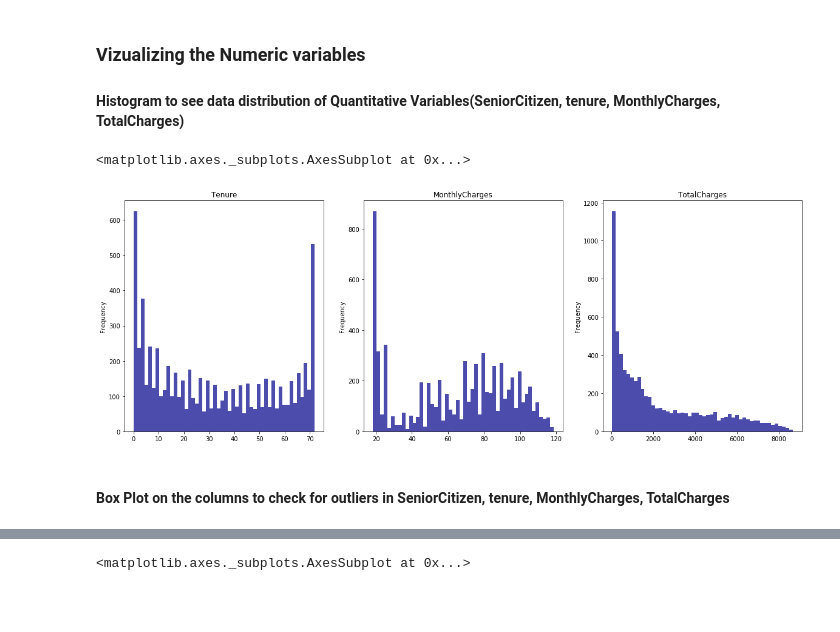
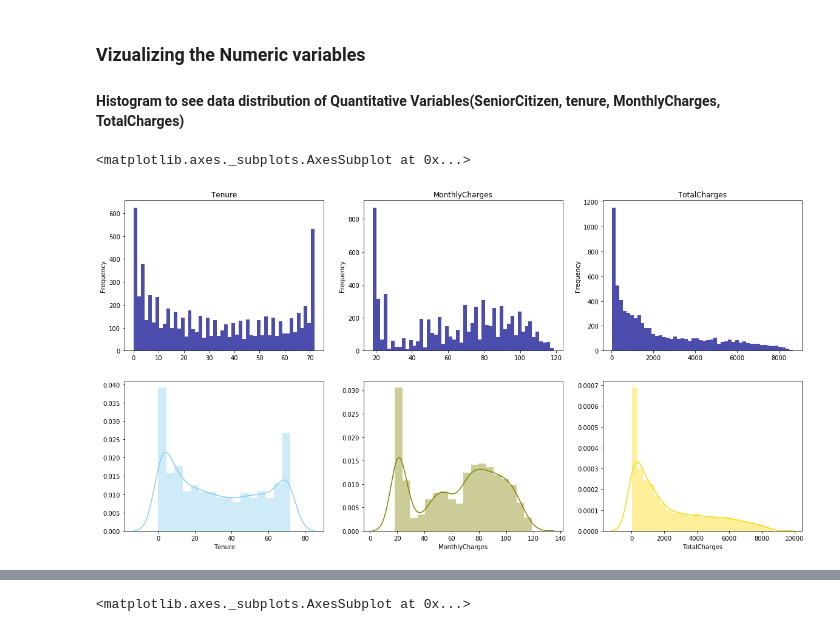
Before and after one commit to jbanerje/Data-Science-and-Machine-Learning, a Jupyter notebook: IPythonNotebook_Learning Projects/Telco Customer Churn.ipynb, the cells around one changed output, grey strips where cells are left out. Saved outputs shown, nothing was run; the diff lists cells and outputs as text; code cells hidden in the pictures; blank space fills up the shorter version.

```diff
--- a/IPythonNotebook_Learning Projects/Telco Customer Churn.ipynb
+++ b/IPythonNotebook_Learning Projects/Telco Customer Churn.ipynb
@@ -331,12 +333,16 @@ sns.countplot(datset_churn_copy['Churn'], palette="Set1", ax=axes[3, 3])
 ### Vizualizing the Numeric variables
 #### Histogram to see data distribution of Quantitative Variables(SeniorCitizen, tenure, MonthlyCharges, TotalCharges)
 # %%
-f, axes = plt.subplots(1, 3, figsize=(20,7))
-datset_churn["Tenure"].plot.hist(color='DarkBlue', alpha=0.7, bins=50, title='Tenure',ax=axes[0])
-datset_churn["MonthlyCharges"].plot.hist(color='DarkBlue', alpha=0.7, bins=50, title='MonthlyCharges',ax=axes[1])
-datset_churn["TotalCharges"].plot.hist(color='DarkBlue', alpha=0.7, bins=50, title='TotalCharges',ax=axes[2])
+f, axes = plt.subplots(2, 3, figsize=(20,10))
+#Charting the histogram
+datset_churn["Tenure"].plot.hist(color='DarkBlue', alpha=0.7, bins=50, title='Tenure',ax=axes[0, 0])
+datset_churn["MonthlyCharges"].plot.hist(color='DarkBlue', alpha=0.7, bins=50, title='MonthlyCharges',ax=axes[0, 1])
+datset_churn["TotalCharges"].plot.hist(color='DarkBlue', alpha=0.7, bins=50, title='TotalCharges',ax=axes[0, 2])
+
+#Charting the density plot
+sns.distplot( datset_churn["Tenure"] , kde=True, rug=False, color="skyblue", ax=axes[1, 0])
+sns.distplot( datset_churn["MonthlyCharges"] , kde=True, rug=False, color="olive", ax=axes[1, 1])
+sns.distplot( datset_churn["TotalCharges"] , kde=True, rug=False, color="gold", ax=axes[1, 2])
 # %% [output]
 <matplotlib.axes._subplots.AxesSubplot at 0x...>
-[figure, old version]
+[figure, new version]
-# %% [markdown]
-#### Box Plot on the columns to check for outliers in SeniorCitizen, tenure, MonthlyCharges, TotalCharges
```
Also changed, not shown: parts of 27 cells of this notebook.
